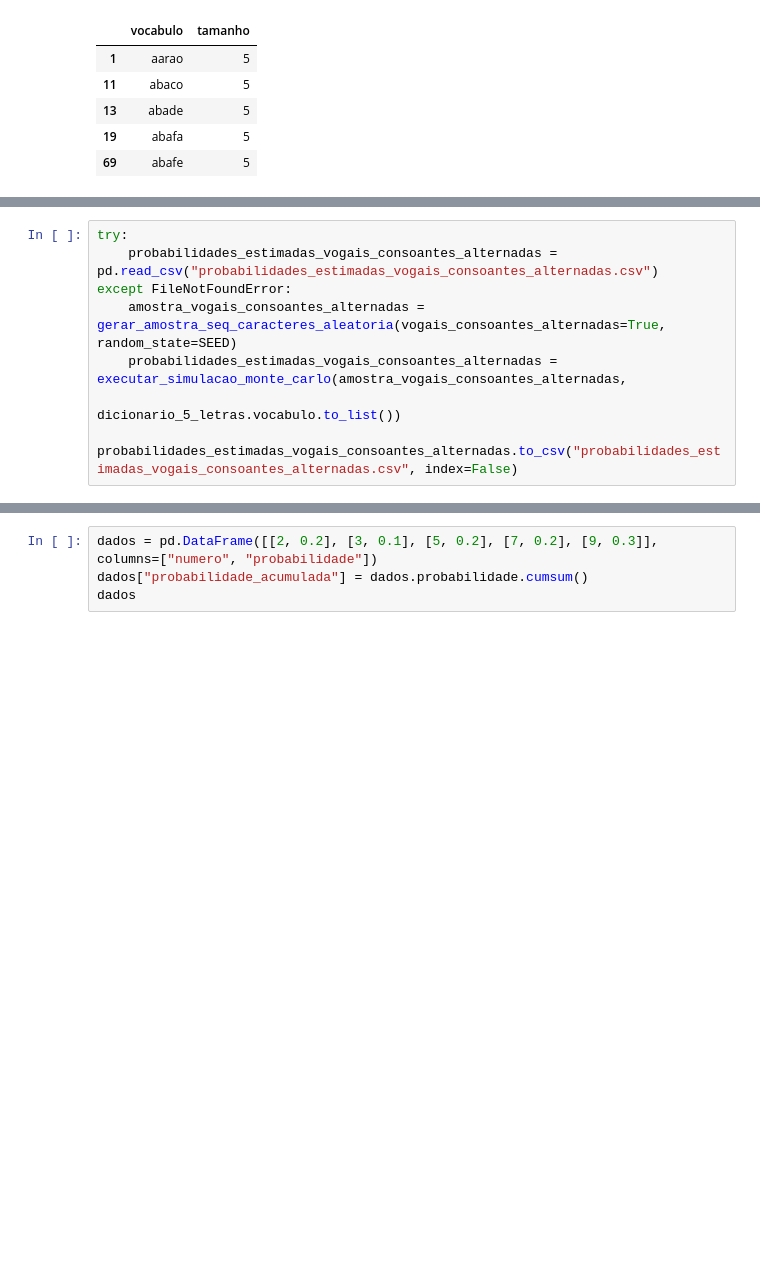
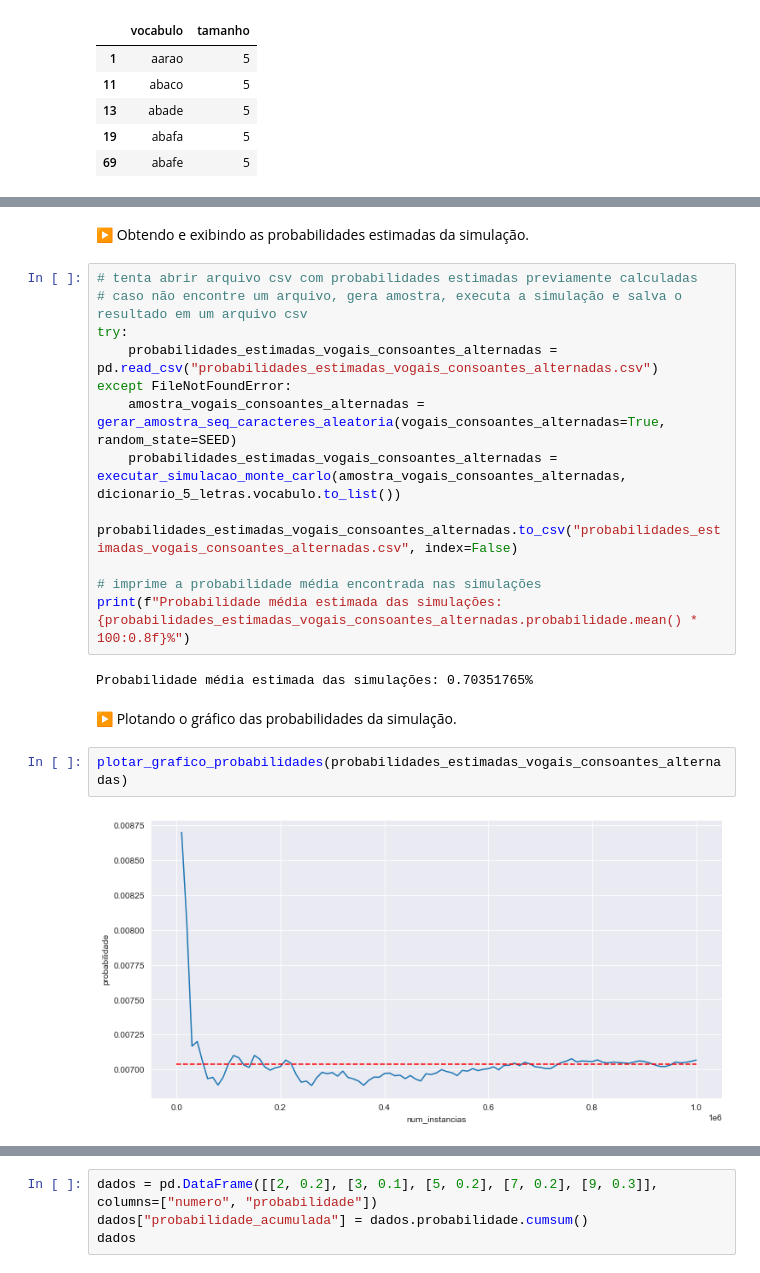
Before and after one commit to pauloceliojr/mcimd-listas, a Jupyter notebook: Lista_1.ipynb, the cells around one changed output, grey strips where cells are left out. Cells and saved outputs as stored; diff of their text form; blank space fills up the shorter version.

```diff
--- a/Lista_1.ipynb
+++ b/Lista_1.ipynb
@@ -186,8 +198,0 @@ uma consoante e vice-versa). Qual a probabilidade de gerar uma palavra válida c
-# %%
-try:
-    probabilidades_estimadas_vogais_consoantes_alternadas = pd.read_csv("probabilidades_estimadas_vogais_consoantes_alternadas.csv")
-except FileNotFoundError:
-    amostra_vogais_consoantes_alternadas = gerar_amostra_seq_caracteres_aleatoria(vogais_consoantes_alternadas=True, random_state=SEED)
-    probabilidades_estimadas_vogais_consoantes_alternadas = executar_simulacao_monte_carlo(amostra_vogais_consoantes_alternadas,
-                                                                                           dicionario_5_letras.vocabulo.to_list())
-    probabilidades_estimadas_vogais_consoantes_alternadas.to_csv("probabilidades_estimadas_vogais_consoantes_alternadas.csv", index=False)
@@ -258,0 +269,22 @@ ax
+# %% [markdown]
+▶ Obtendo e exibindo as probabilidades estimadas da simulação.
+# %%
+# tenta abrir arquivo csv com probabilidades estimadas previamente calculadas
+# caso não encontre um arquivo, gera amostra, executa a simulação e salva o resultado em um arquivo csv
+try:
+    probabilidades_estimadas_vogais_consoantes_alternadas = pd.read_csv("probabilidades_estimadas_vogais_consoantes_alternadas.csv")
+except FileNotFoundError:
+    amostra_vogais_consoantes_alternadas = gerar_amostra_seq_caracteres_aleatoria(vogais_consoantes_alternadas=True, random_state=SEED)
+    probabilidades_estimadas_vogais_consoantes_alternadas = executar_simulacao_monte_carlo(amostra_vogais_consoantes_alternadas, dicionario_5_letras.vocabulo.to_list())
+    probabilidades_estimadas_vogais_consoantes_alternadas.to_csv("probabilidades_estimadas_vogais_consoantes_alternadas.csv", index=False)
+
+# imprime a probabilidade média encontrada nas simulações
+print(f"Probabilidade média estimada das simulações: {probabilidades_estimadas_vogais_consoantes_alternadas.probabilidade.mean() * 100:0.8f}%")
+# %% [output]
+Probabilidade média estimada das simulações: 0.70351765%
+# %% [markdown]
+▶ Plotando o gráfico das probabilidades da simulação.
+# %%
+plotar_grafico_probabilidades(probabilidades_estimadas_vogais_consoantes_alternadas)
+# %% [output]
+[figure, added]
```
Also changed, not shown: parts of 88 cells of this notebook.
